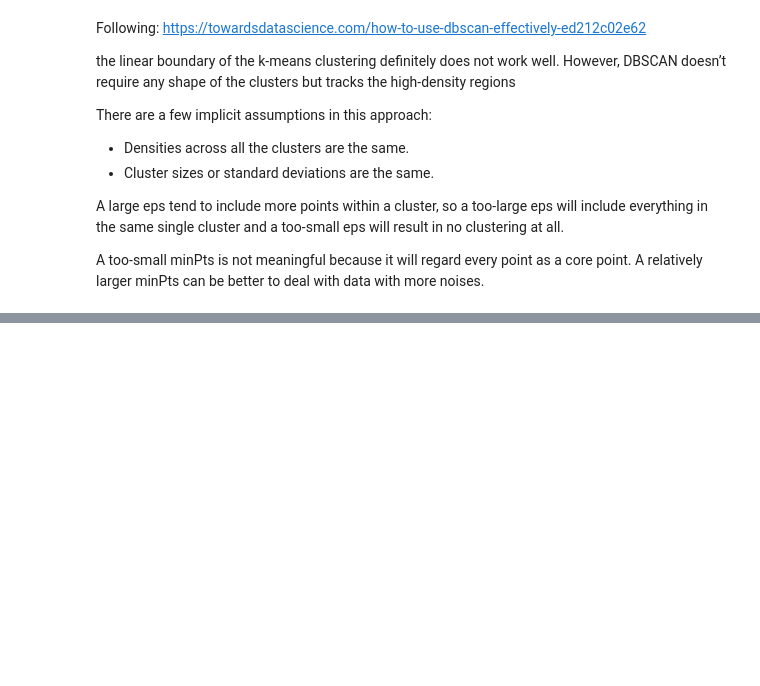
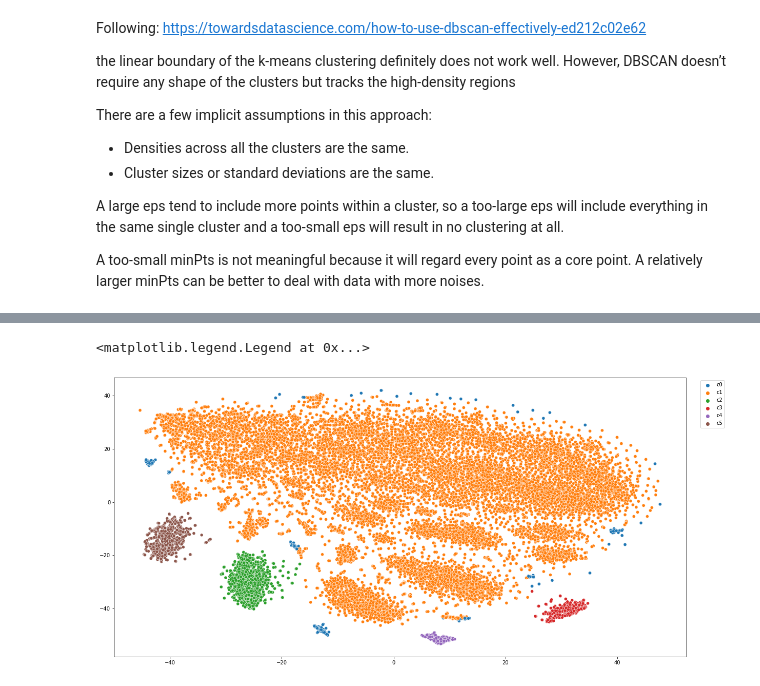
Before and after one commit to xjseabrum/comp_disc_S22_proj, a Jupyter notebook: main_proj.ipynb, the cells around one changed output, grey strips where cells are left out. Cells and saved outputs as stored; diff of their text form; code cells hidden in the pictures; blank space fills up the shorter version.

```diff
--- a/main_proj.ipynb
+++ b/main_proj.ipynb
@@ -69,9 +69,3 @@ from collections import Counter
 import pandas as pd
 # %% [markdown]
 # Data Extraction and Preprocessing
-# %%
-# attribute reference http://compprag.christopherpotts.net/swda.html
-iterator = CorpusReader('pdtb2.csv').iter_data(display_progress=False)
-for _ in range(17): next(iterator)
-d = next(iterator)
-d.Relation
@@ -509,7 +545,8 @@ print(knee.knee_y)
 # %%
 from sklearn.cluster import DBSCAN
 eps = knee.knee_y
-DBSCAN_cluster = DBSCAN(eps=eps, min_samples=num_neighs).fit(X)
+eps = 4.490108263415913
+DBSCAN_cluster = DBSCAN(eps=eps, min_samples=num_neighs).fit(transformed)
 #print(DBSCAN_cluster.labels_)
 # %%
 num_outliers = np.sum(DBSCAN_cluster.labels_ == -1)
@@ -547,0 +631,9 @@ labels_DBSCAN
+# %%
+import seaborn as sns
+import matplotlib.pyplot as plt
+fig = plt.figure(figsize=(20, 10))
+sns.scatterplot(x = transformed[:,0], y = transformed[:,1], hue=["c{}".format(x) for x in DBSCAN_labels])
+plt.legend(bbox_to_anchor=(1.02, 1), loc='upper left')
+# %% [output]
+<matplotlib.legend.Legend at 0x...>
+[figure, added]
```
Also changed, not shown: parts of 46 cells of this notebook.
